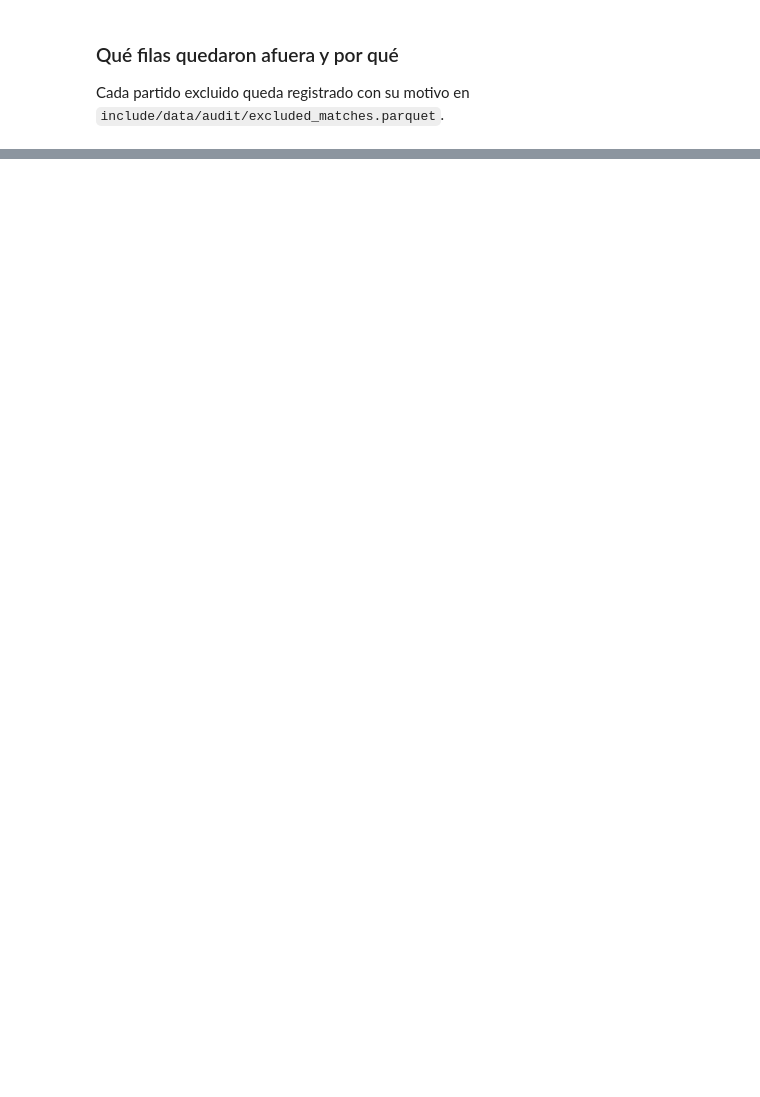
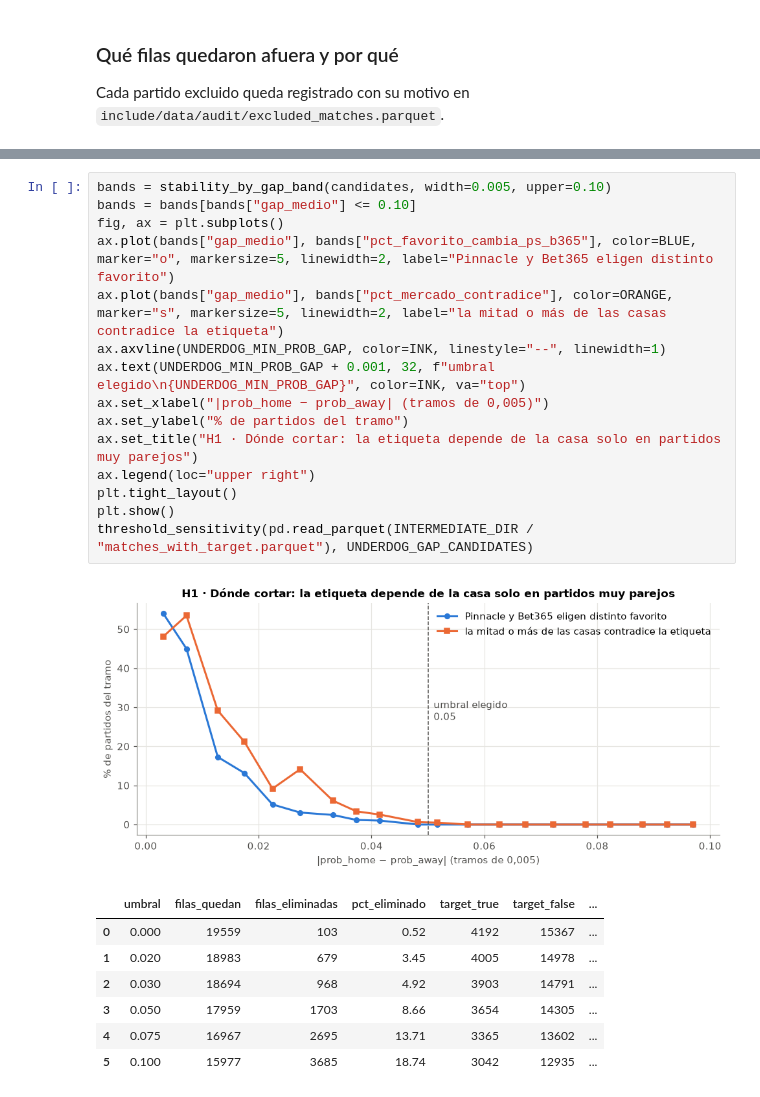
Before and after one commit to MannMatias/UnderDog, a Jupyter notebook: notebooks/entrega_2_eda.ipynb, the cells around one changed output, grey strips where cells are left out. Saved outputs shown, nothing was run; the diff lists cells and outputs as text; blank space fills up the shorter version.

```diff
--- a/notebooks/entrega_2_eda.ipynb
+++ b/notebooks/entrega_2_eda.ipynb
@@ -607,0 +239,24 @@ resultado del underdog están solo en `audit/`. El target es exactamente "ganó
+# %%
+bands = stability_by_gap_band(candidates, width=0.005, upper=0.10)
+bands = bands[bands["gap_medio"] <= 0.10]
+fig, ax = plt.subplots()
+ax.plot(bands["gap_medio"], bands["pct_favorito_cambia_ps_b365"], color=BLUE, marker="o", markersize=5, linewidth=2, label="Pinnacle y Bet365 eligen distinto favorito")
+ax.plot(bands["gap_medio"], bands["pct_mercado_contradice"], color=ORANGE, marker="s", markersize=5, linewidth=2, label="la mitad o más de las casas contradice la etiqueta")
+ax.axvline(UNDERDOG_MIN_PROB_GAP, color=INK, linestyle="--", linewidth=1)
+ax.text(UNDERDOG_MIN_PROB_GAP + 0.001, 32, f"umbral elegido\n{UNDERDOG_MIN_PROB_GAP}", color=INK, va="top")
+ax.set_xlabel("|prob_home − prob_away| (tramos de 0,005)")
+ax.set_ylabel("% de partidos del tramo")
+ax.set_title("H1 · Dónde cortar: la etiqueta depende de la casa solo en partidos muy parejos")
+ax.legend(loc="upper right")
+plt.tight_layout()
+plt.show()
+threshold_sensitivity(pd.read_parquet(INTERMEDIATE_DIR / "matches_with_target.parquet"), UNDERDOG_GAP_CANDIDATES)
+# %% [output]
+[figure, added]
+|  | umbral | filas_quedan | filas_eliminadas | pct_eliminado | target_true | target_false | ... |
+| 0 | 0.000 | 19559 | 103 | 0.52 | 4192 | 15367 | ... |
+| 1 | 0.020 | 18983 | 679 | 3.45 | 4005 | 14978 | ... |
+| 2 | 0.030 | 18694 | 968 | 4.92 | 3903 | 14791 | ... |
+| 3 | 0.050 | 17959 | 1703 | 8.66 | 3654 | 14305 | ... |
+| 4 | 0.075 | 16967 | 2695 | 13.71 | 3365 | 13602 | ... |
+| 5 | 0.100 | 15977 | 3685 | 18.74 | 3042 | 12935 | ... |
```
Also changed, not shown: parts of 62 cells of this notebook, 11 other files.
